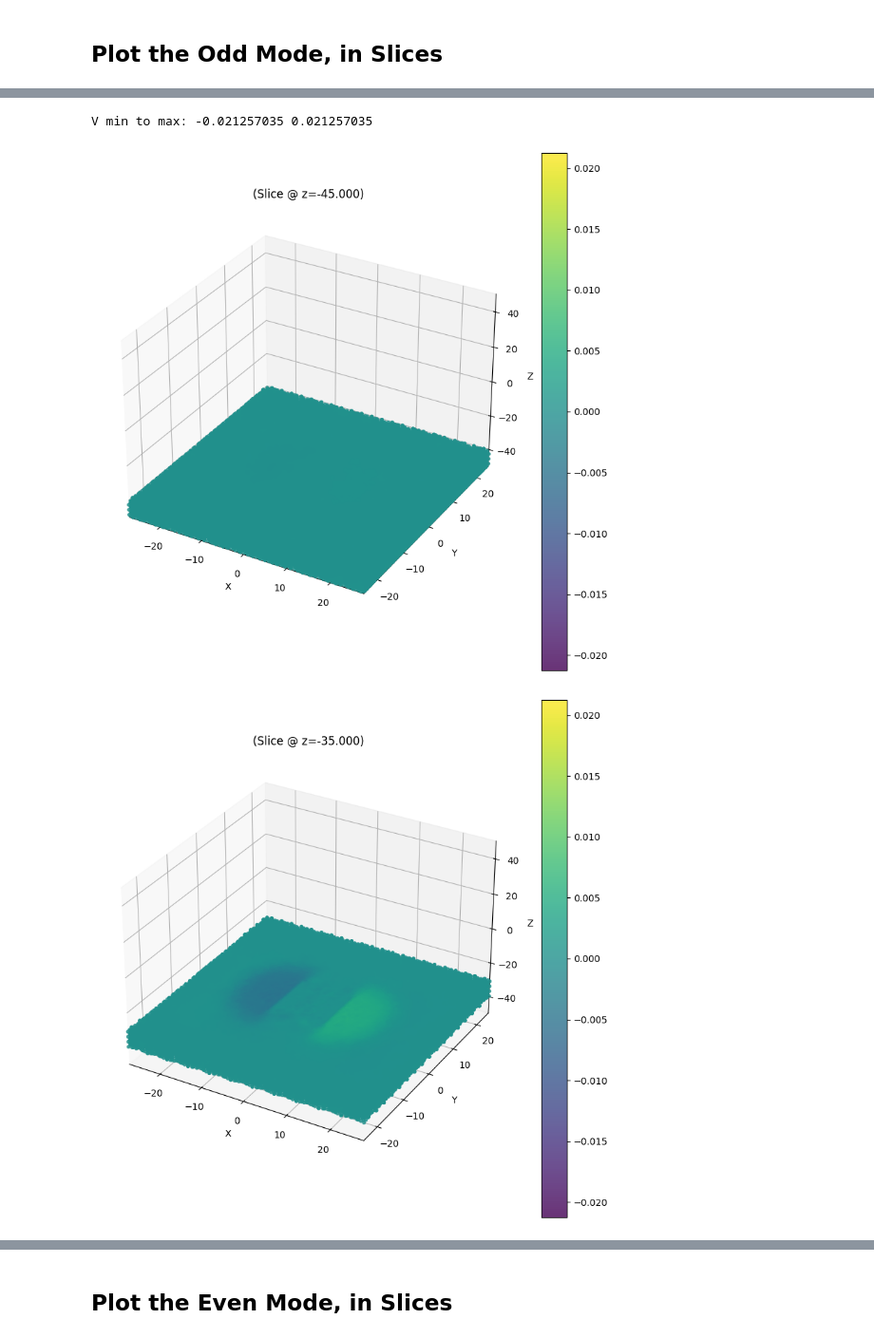
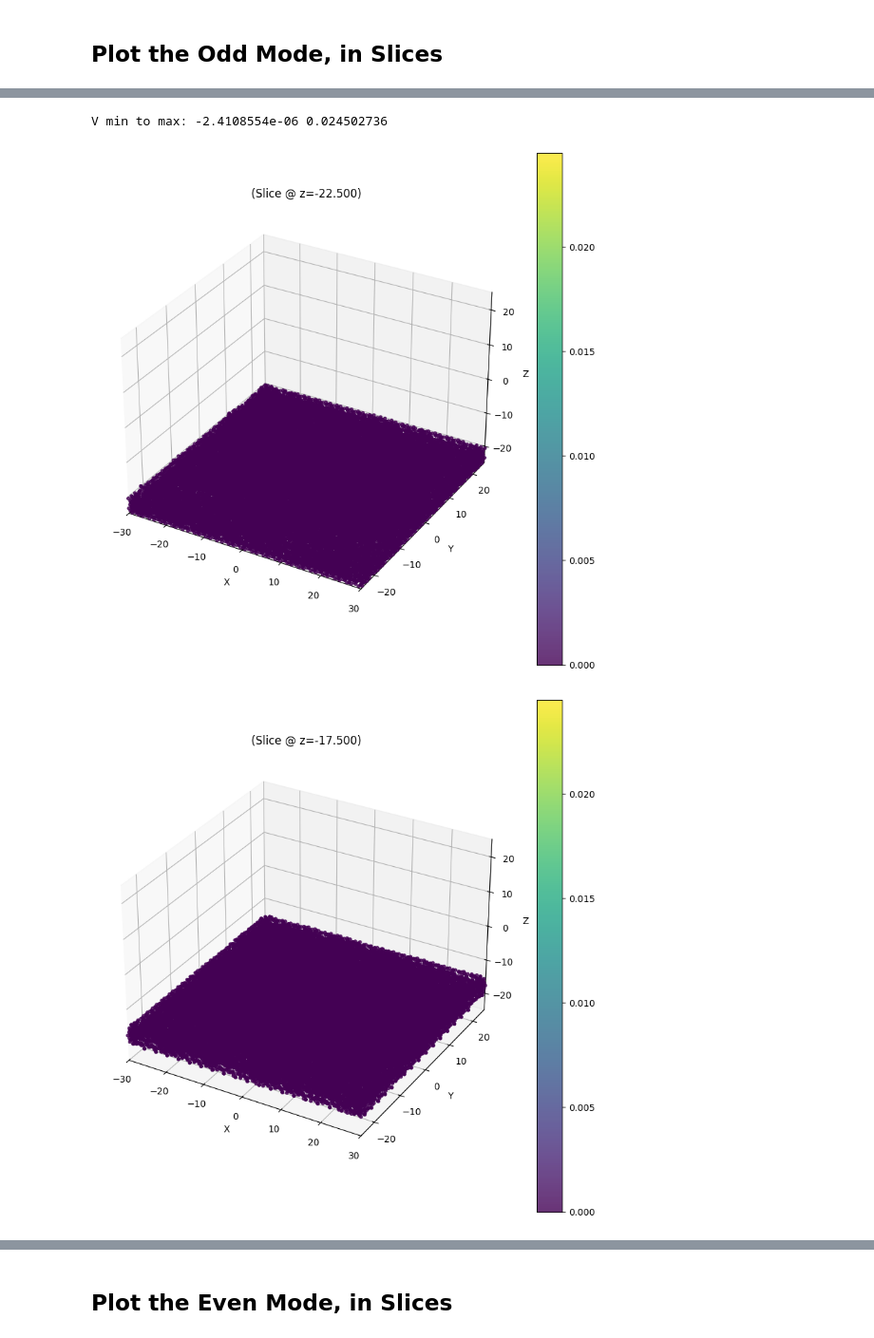
Before and after one commit to vcaipu/cqednumerics, a Jupyter notebook: 3D/VisualizeSingle3D.ipynb, the cells around one changed output, grey strips where cells are left out. Shown at 95% size. Drawn from its saved outputs; the diff is of its cells as text; code cells hidden in the pictures.

```diff
--- a/3D/VisualizeSingle3D.ipynb
+++ b/3D/VisualizeSingle3D.ipynb
@@ -79,6 +302,6 @@ plt.plot(x,coeffs,".")
 # %%
-femsystem.plot_n_slices_interior(u_odd_interior,n_slices=10)
+femsystem.plot_n_slices_interior(u_even_interior,n_slices=10)
 # %% [output]
-V min to max: -0.021257035 0.021257035
+V min to max: -2.4108554e-06 0.024502736
-[figure, old version]
+[figure, new version]
-[figure, old version]
+[figure, new version]
```
Also changed, not shown: parts of 12 cells of this notebook, 15 other files.
